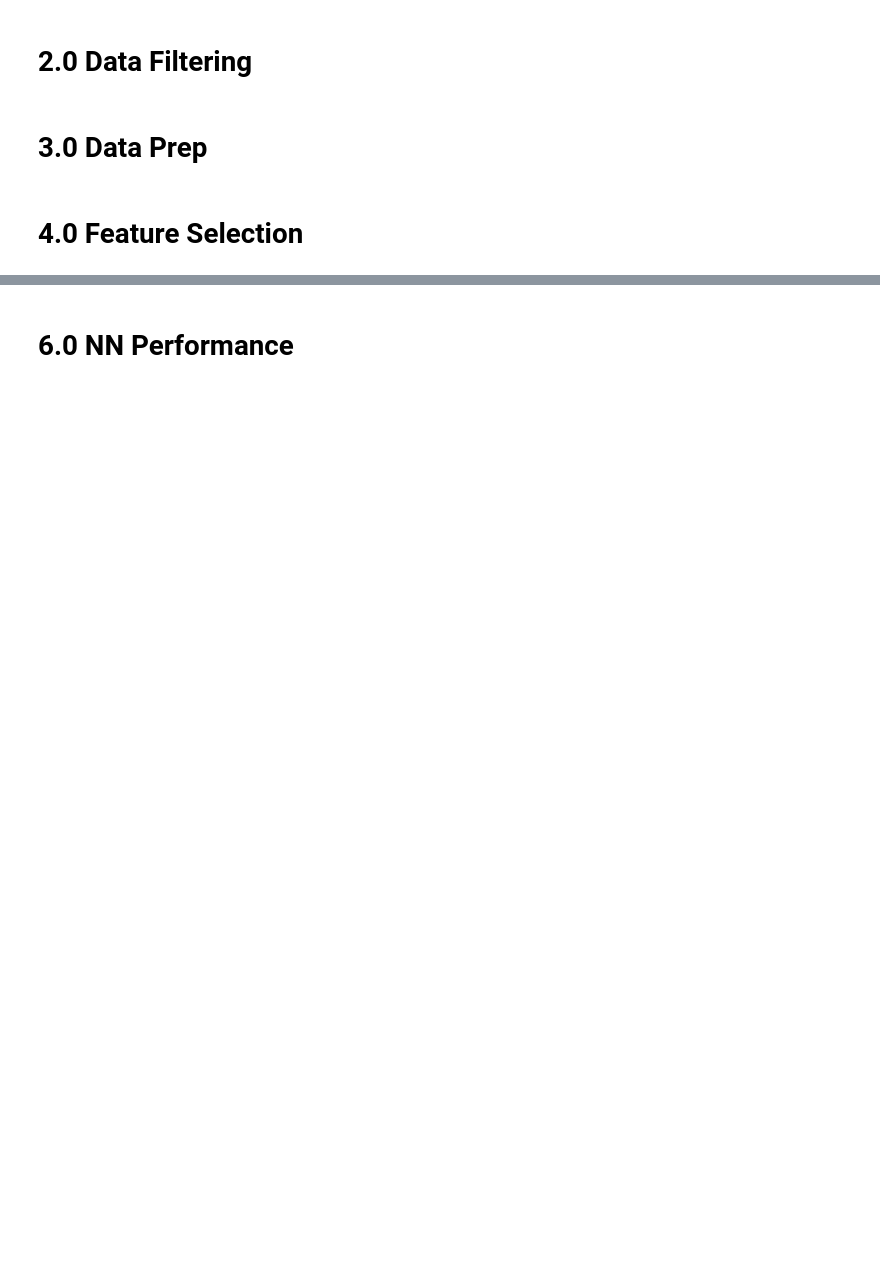
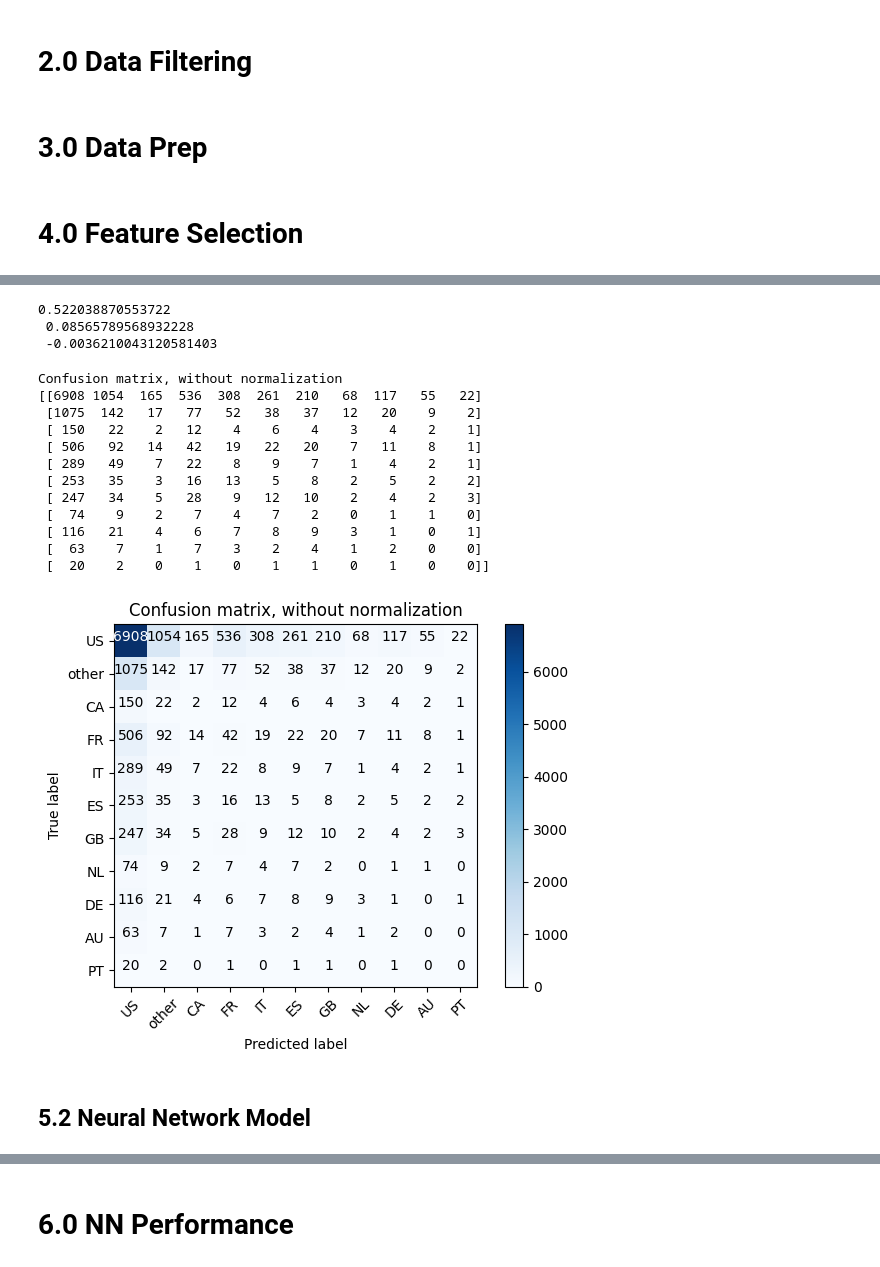
Before and after one commit to ViniciusKos/airbnb_prediction, a Jupyter notebook: insurance_cross_sell.ipynb, the cells around one changed output, grey strips where cells are left out. Cells and saved outputs as stored; diff of their text form; code cells hidden in the pictures; blank space fills up the shorter version.

```diff
--- a/insurance_cross_sell.ipynb
+++ b/insurance_cross_sell.ipynb
@@ -70,0 +212,4 @@ dtype: float64
+# %%
+for i in df_sessions1.columns:
+    df_sessions1 = df_sessions1[df_sessions1[i].notnull()]
+    print( "tamanho:", len(df_sessions1))
@@ -149,0 +293,3 @@ Xtrain, Xtest, ytrain, ytest = train_test_split( X, y, test_size = 0.2, random_s
+# %%
+country_list = np.sort(y.unique())
+country_list
@@ -149,0 +299,3 @@ Xtrain, Xtest, ytrain, ytest = train_test_split( X, y, test_size = 0.2, random_s
+# %%
+weights_country = y.value_counts(normalize=True).sort_index()
+weights_country
@@ -150 +315,41 @@ Xtrain, Xtest, ytrain, ytest = train_test_split( X, y, test_size = 0.2, random_s
+# %%
+yhat_random = random.choices( population=country_list, weights=weights_country ,k=len(Xtest))
+# %%
+# accuracy
+
+acc_nn = accuracy_score(ytest, yhat_random)
+
+bacc_nn = balanced_accuracy_score(ytest, yhat_random)
+
+kappa_nn = cohen_kappa_score(ytest, yhat_random)
+
+print( acc_nn, "\n", bacc_nn, "\n", kappa_nn)
+# %% [output]
+0.522038870553722
+ 0.08565789568932228
+ -0.0036210043120581403
+# %%
+cnf_matrix = confusion_matrix(ytest, yhat_random,labels=y.unique())
+np.set_printoptions(precision=2)
+
+# Plot non-normalized confusion matrix
+plt.figure()
+plot_confusion_matrix(cnf_matrix, classes=y.unique(),
+                      title='Confusion matrix, without normalization')
+# %% [output]
+Confusion matrix, without normalization
+[[6908 1054  165  536  308  261  210   68  117   55   22]
+ [1075  142   17   77   52   38   37   12   20    9    2]
+ [ 150   22    2   12    4    6    4    3    4    2    1]
+ [ 506   92   14   42   19   22   20    7   11    8    1]
+ [ 289   49    7   22    8    9    7    1    4    2    1]
+ [ 253   35    3   16   13    5    8    2    5    2    2]
+ [ 247   34    5   28    9   12   10    2    4    2    3]
+ [  74    9    2    7    4    7    2    0    1    1    0]
+ [ 116   21    4    6    7    8    9    3    1    0    1]
+ [  63    7    1    7    3    2    4    1    2    0    0]
+ [  20    2    0    1    0    1    1    0    1    0    0]]
+[figure, added]
+# %% [markdown]
+## 5.2 Neural Network Model
 # %%
```
Also changed, not shown: parts of 32 cells of this notebook, 1 other file.
